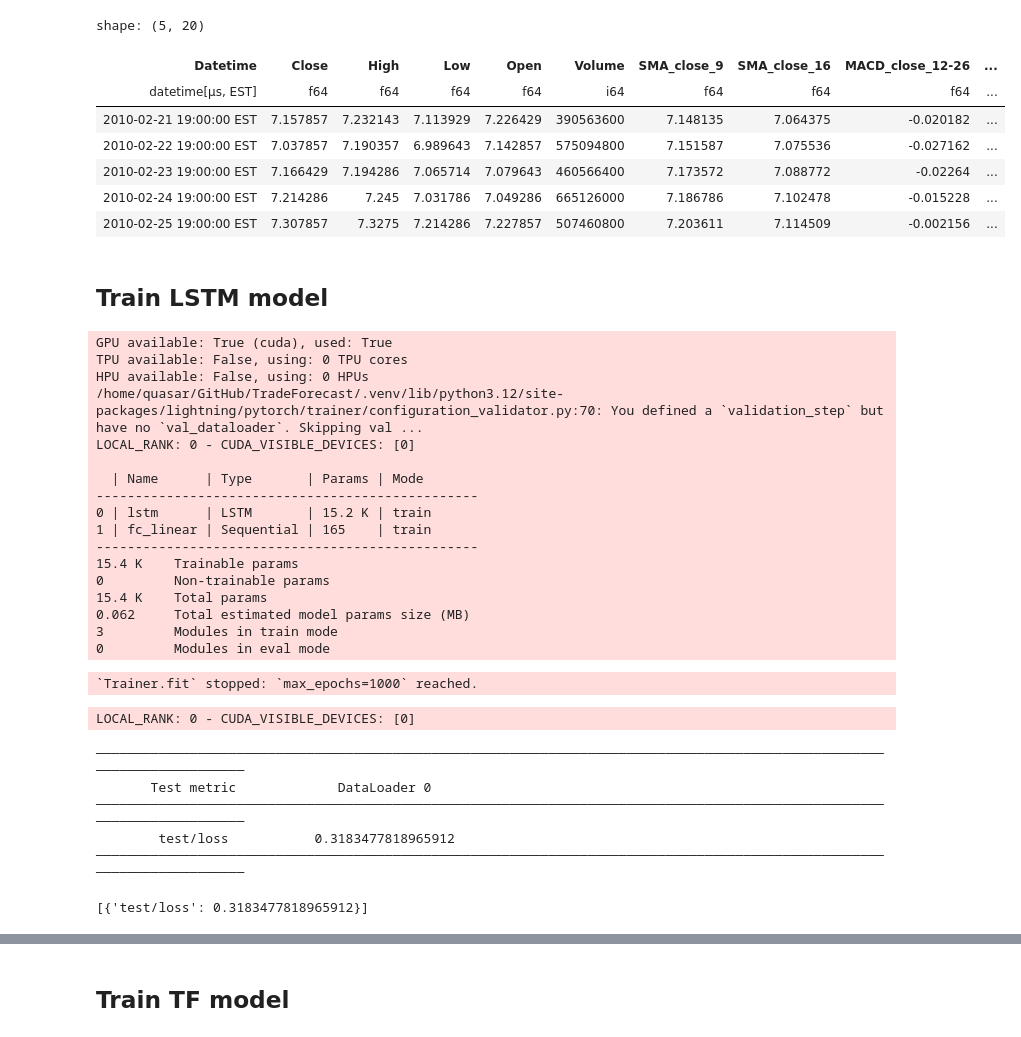
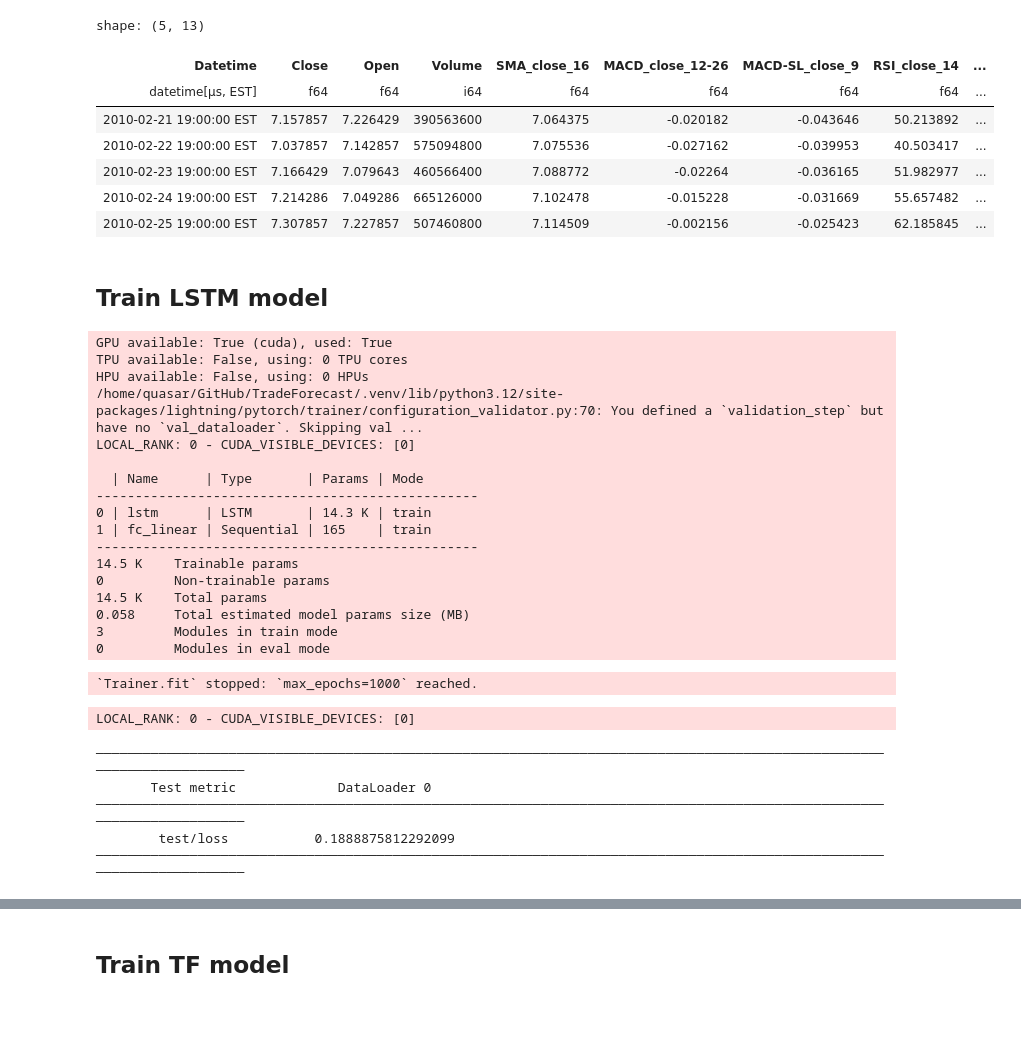
Before and after one commit to vinay-ram1999/TradeForecast, a Jupyter notebook: notebooks/training.ipynb, the cells around one changed output, grey strips where cells are left out. Saved outputs shown, nothing was run; the diff lists cells and outputs as text; code cells hidden in the pictures.

```diff
--- a/notebooks/training.ipynb
+++ b/notebooks/training.ipynb
@@ -25,25 +26,25 @@ def predict(model: LitBase, data_loader: DataLoader, dataset: RNNDataset):
 # %%
 from tradeforecast.augmentation import DataEntryPoint, Indicators, FeatureEngg
 
 data_entry = DataEntryPoint(csv_fpath='AAPL_1d_max_(2010-01-01-2024-12-06).csv')
 
 indicators = Indicators(data_entry)
-indicators.add_moving_average(n=9).add_moving_average(n=16).add_macd_sl().add_rsi().add_atr()
+indicators.add_moving_average().add_moving_average(n=30).add_macd_sl().add_rsi().add_atr()
 
 features = FeatureEngg(data_entry)
-features.add_quarters().add_weeks().add_hours().add_minutes()
+features.add_quarters().add_weeks()
 
-lf = data_entry.data.drop_nulls()
-lf.collect().head()
+lf = data_entry.data.drop_nulls().drop('High','Low')
+lf.head().collect()
 # %% [output]
-shape: (5, 20)
+shape: (5, 13)
-| Datetime | Close | High | Low | Open | Volume | SMA_close_9 | SMA_close_16 | MACD_close_12-26 | ... |
-| datetime[μs, EST] | f64 | f64 | f64 | f64 | i64 | f64 | f64 | f64 | ... |
-| 2010-02-21 19:00:00 EST | 7.157857 | 7.232143 | 7.113929 | 7.226429 | 390563600 | 7.148135 | 7.064375 | -0.020182 | ... |
-| 2010-02-22 19:00:00 EST | 7.037857 | 7.190357 | 6.989643 | 7.142857 | 575094800 | 7.151587 | 7.075536 | -0.027162 | ... |
-| 2010-02-23 19:00:00 EST | 7.166429 | 7.194286 | 7.065714 | 7.079643 | 460566400 | 7.173572 | 7.088772 | -0.02264 | ... |
-| 2010-02-24 19:00:00 EST | 7.214286 | 7.245 | 7.031786 | 7.049286 | 665126000 | 7.186786 | 7.102478 | -0.015228 | ... |
-| 2010-02-25 19:00:00 EST | 7.307857 | 7.3275 | 7.214286 | 7.227857 | 507460800 | 7.203611 | 7.114509 | -0.002156 | ... |
+| Datetime | Close | Open | Volume | SMA_close_16 | MACD_close_12-26 | MACD-SL_close_9 | RSI_close_14 | ... |
+| datetime[μs, EST] | f64 | f64 | i64 | f64 | f64 | f64 | f64 | ... |
+| 2010-02-21 19:00:00 EST | 7.157857 | 7.226429 | 390563600 | 7.064375 | -0.020182 | -0.043646 | 50.213892 | ... |
+| 2010-02-22 19:00:00 EST | 7.037857 | 7.142857 | 575094800 | 7.075536 | -0.027162 | -0.039953 | 40.503417 | ... |
+| 2010-02-23 19:00:00 EST | 7.166429 | 7.079643 | 460566400 | 7.088772 | -0.02264 | -0.036165 | 51.982977 | ... |
+| 2010-02-24 19:00:00 EST | 7.214286 | 7.049286 | 665126000 | 7.102478 | -0.015228 | -0.031669 | 55.657482 | ... |
+| 2010-02-25 19:00:00 EST | 7.307857 | 7.227857 | 507460800 | 7.114509 | -0.002156 | -0.025423 | 62.185845 | ... |
 # %%
 from tradeforecast.augmentation import train_val_test_split
 
@@ -75,8 +76,8 @@ lstm_kwargs = {'input_size': len(rnn_dataset.features),
               'bidirectional': False,
               'fc_out_size':[],
               'output_size': rnn_dataset.forecast_len,
-              'dropout': 0.01,
-              'criterion': F.l1_loss,
+              'dropout': 0,
+              'criterion': F.mse_loss,
               'lr': 0.1,
               'optimizer': optim.SGD}
 
@@ -94,26 +95,25 @@ LOCAL_RANK: 0 - CUDA_VISIBLE_DEVICES: [0]
 
   | Name      | Type       | Params | Mode
 -------------------------------------------------
-0 | lstm      | LSTM       | 15.2 K | train
+0 | lstm      | LSTM       | 14.3 K | train
 1 | fc_linear | Sequential | 165    | train
 -------------------------------------------------
-15.4 K    Trainable params
+14.5 K    Trainable params
 0         Non-trainable params
-15.4 K    Total params
-0.062     Total estimated model params size (MB)
+14.5 K    Total params
+0.058     Total estimated model params size (MB)
 3         Modules in train mode
 0         Modules in eval mode
 `Trainer.fit` stopped: `max_epochs=1000` reached.
 # %%
-lstm_trainer.test(lstm_model, test_loader)
+test_loss = lstm_trainer.test(lstm_model, test_loader)
 # %% [output]
 LOCAL_RANK: 0 - CUDA_VISIBLE_DEVICES: [0]
 ────────────────────────────────────────────────────────────────────────────────────────────────────────────────────────
        Test metric             DataLoader 0
 ────────────────────────────────────────────────────────────────────────────────────────────────────────────────────────
-        test/loss           0.3183477818965912
+        test/loss           0.1888875812292099
 ────────────────────────────────────────────────────────────────────────────────────────────────────────────────────────
-[{'test/loss': 0.3183477818965912}]
 # %%
 predict(lstm_model, test_loader, rnn_dataset)
 # %% [output]
```
Also changed, not shown: parts of 12 cells of this notebook, 12 other files.
